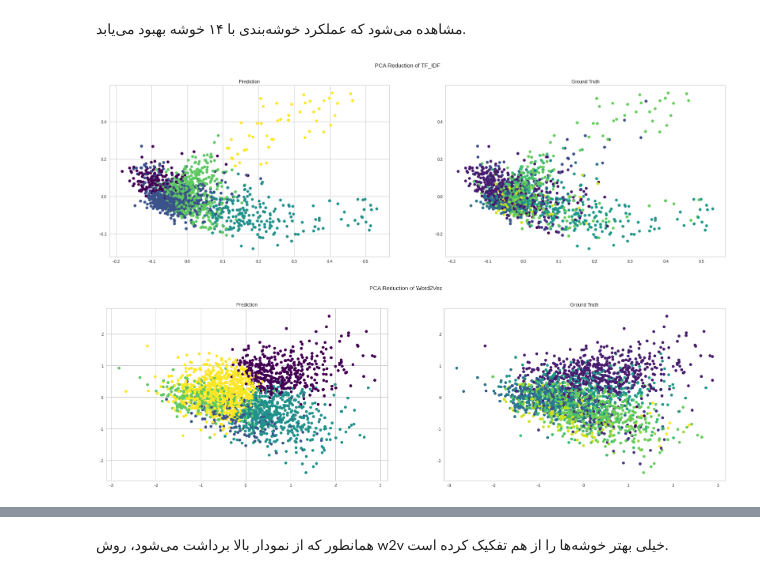
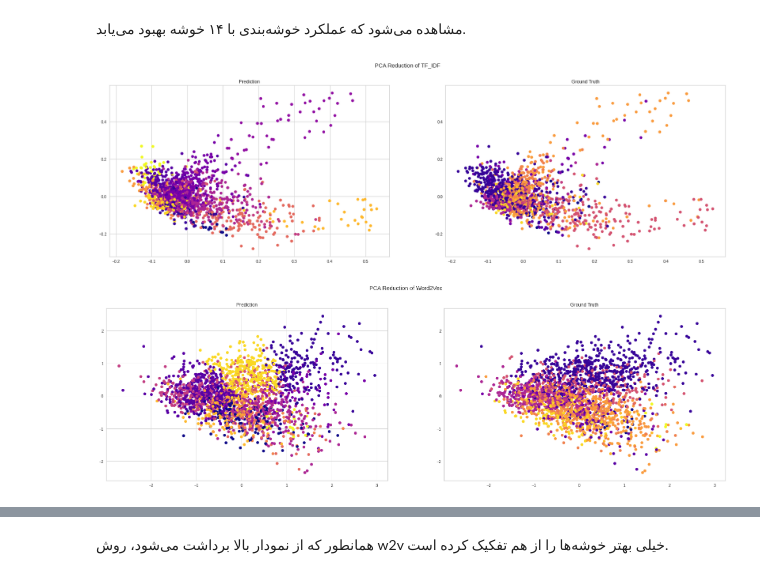
Before and after one commit to hamidreza004/MIR, a Jupyter notebook: reports/phase3/clustering.ipynb, the cells around one changed output, grey strips where cells are left out. Saved outputs shown, nothing was run; the diff lists cells and outputs as text; code cells hidden in the pictures.

```diff
--- a/reports/phase3/clustering.ipynb
+++ b/reports/phase3/clustering.ipynb
@@ -230,11 +220,11 @@ results
     مشاهده می‌شود که عملکرد خوشه‌بندی با ۱۴ خوشه بهبود می‌یابد.
 </div>
 # %%
-k_means.PCA2_plot(tf_idf, 5, best_random_tfidf, tags, "PCA Reduction of TF_IDF")
-k_means.PCA2_plot(enhansed_w2v, 5, best_random_w2v, tags, "PCA Reduction of Word2Vec")
+k_means.PCA2_plot(tf_idf, 14, best_random_tfidf, tags, "PCA Reduction of TF_IDF")
+k_means.PCA2_plot(enhansed_w2v, 14, best_random_w2v, tags, "PCA Reduction of Word2Vec")
 # %% [output]
-[figure, old version]
+[figure, new version]
-[figure, old version]
+[figure, new version]
 # %%
 print('TF_IDF:')
 _ = intercluster_distance(KMeans(n_clusters=14, random_state=best_random_tfidf), tf_idf)
```
Also changed, not shown: parts of 12 cells of this notebook, 1 other file.
